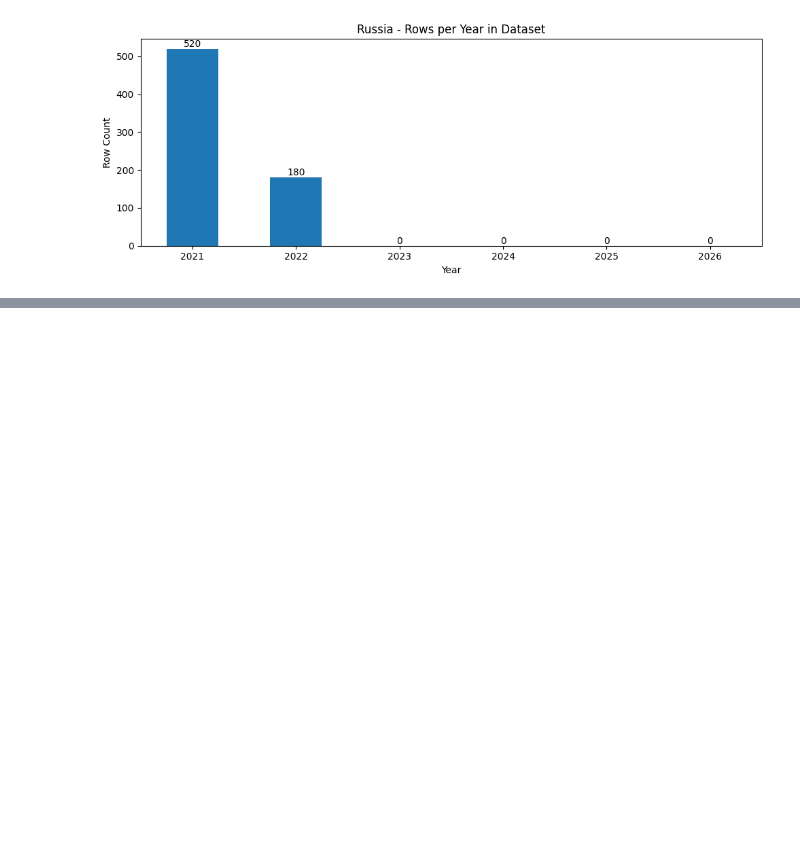
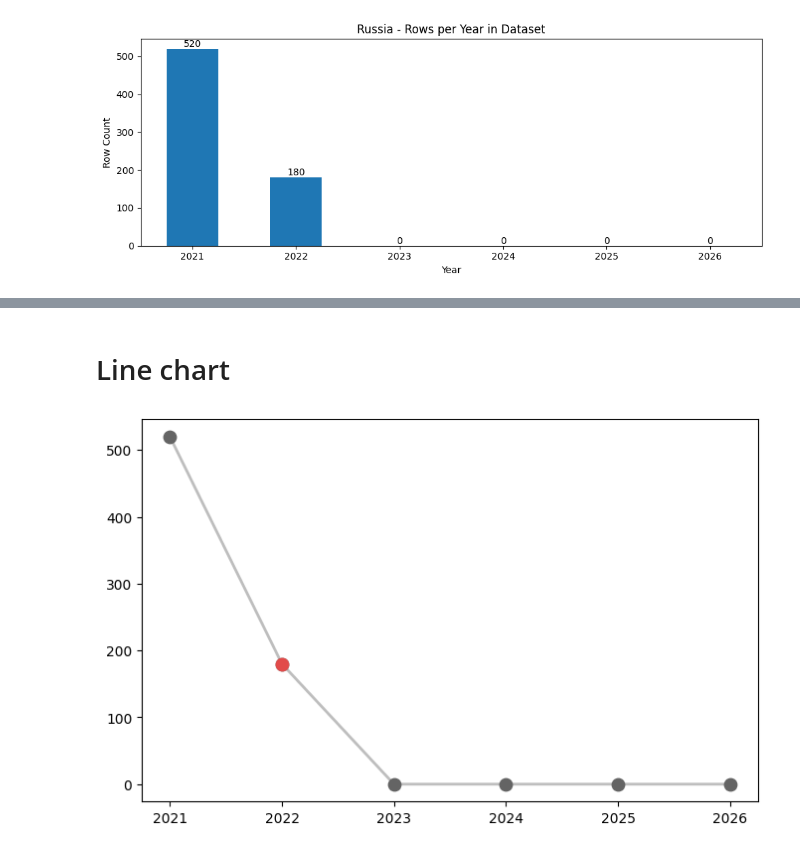
Before and after one commit to Akina-Aoki/Netflix_Analytics_DE_UX, a Jupyter notebook: eda/05_netflix_merged_eda_christophe.ipynb, the cells around one changed output, grey strips where cells are left out. Cells and saved outputs as stored; diff of their text form; code cells hidden in the pictures; blank space fills up the shorter version.

```diff
--- a/eda/05_netflix_merged_eda_christophe.ipynb
+++ b/eda/05_netflix_merged_eda_christophe.ipynb
@@ -270,0 +465,11 @@ plt.show()
+# %%
+# --- Colour palette (would have created a constants.py if I could have pushed it to the project repo) ---
+GRAY_1 = "#BEBEBE"
+GRAY_3 = "#646464"
+GRAY_strong = "#323232"
+RED_1  = "#E24B4A"
+# %%
+# --- We filter "Russia" in column country_name, extract the years and (unique) count the rows
+russia_rows = df[df["country_name"] == "Russia"]["week"].dt.year.value_counts()
+russia_rows = russia_rows.reindex([2021, 2022, 2023, 2024, 2025, 2026], fill_value=0)
+russia_rows
@@ -270,0 +500,12 @@ plt.show()
+# %% [markdown]
+# Line chart
+# %%
+fig, ax = plt.subplots(figsize=(8, 5))
+ax.plot(range(len(russia_rows)), russia_rows.values, color=GRAY_1, linewidth=2)
+#ax.scatter([1], [russia_rows.iloc[1]], color=RED_1, s=80, zorder=3)
+ax.scatter(range(len(russia_rows)), russia_rows.values, color=GRAY_3, s=80, zorder=3)
+ax.scatter([1], [russia_rows.iloc[1]], color=RED_1, s=80, zorder=4)
+ax.set_xticks(range(len(russia_rows)))
+ax.set_xticklabels(russia_rows.index, rotation=0);
+# %% [output]
+[figure, added]
```
Also changed, not shown: parts of 38 cells of this notebook.
